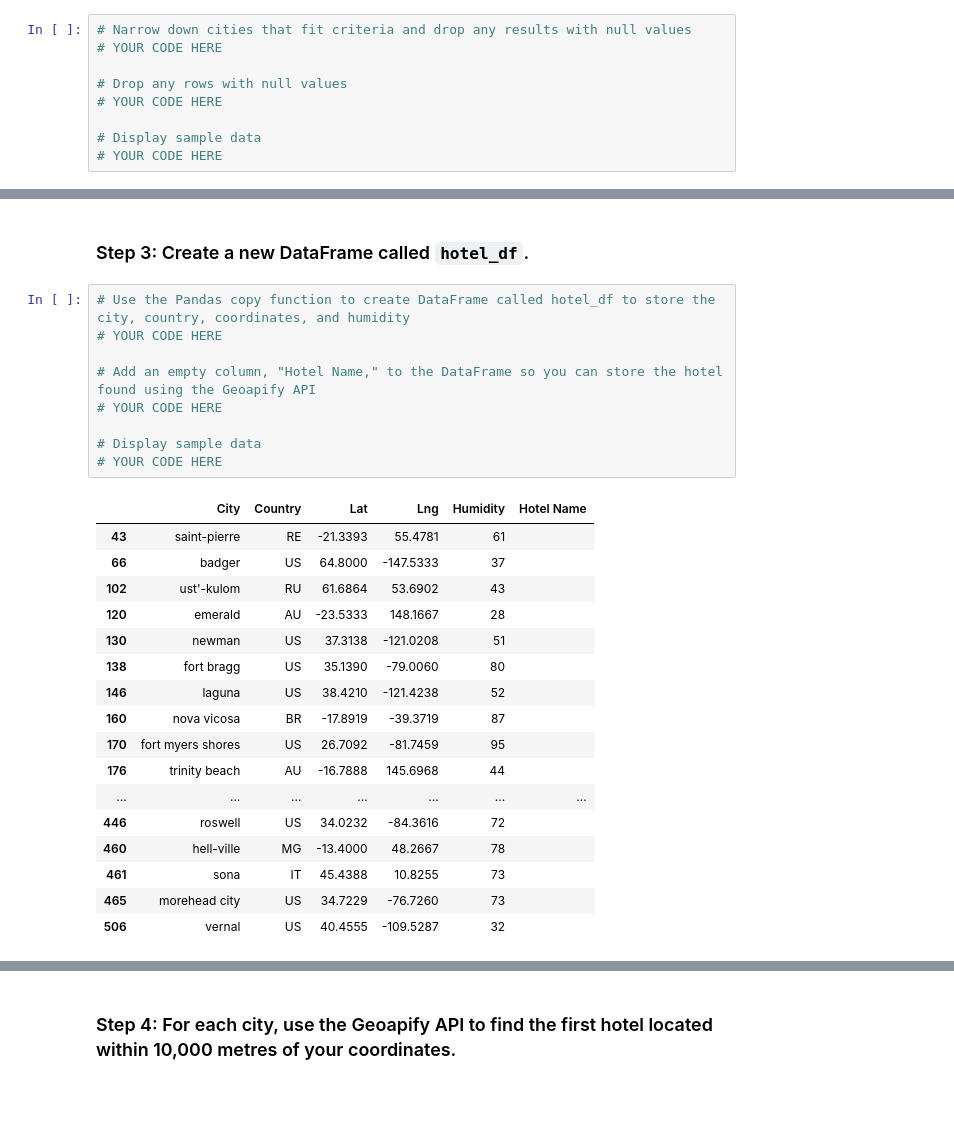
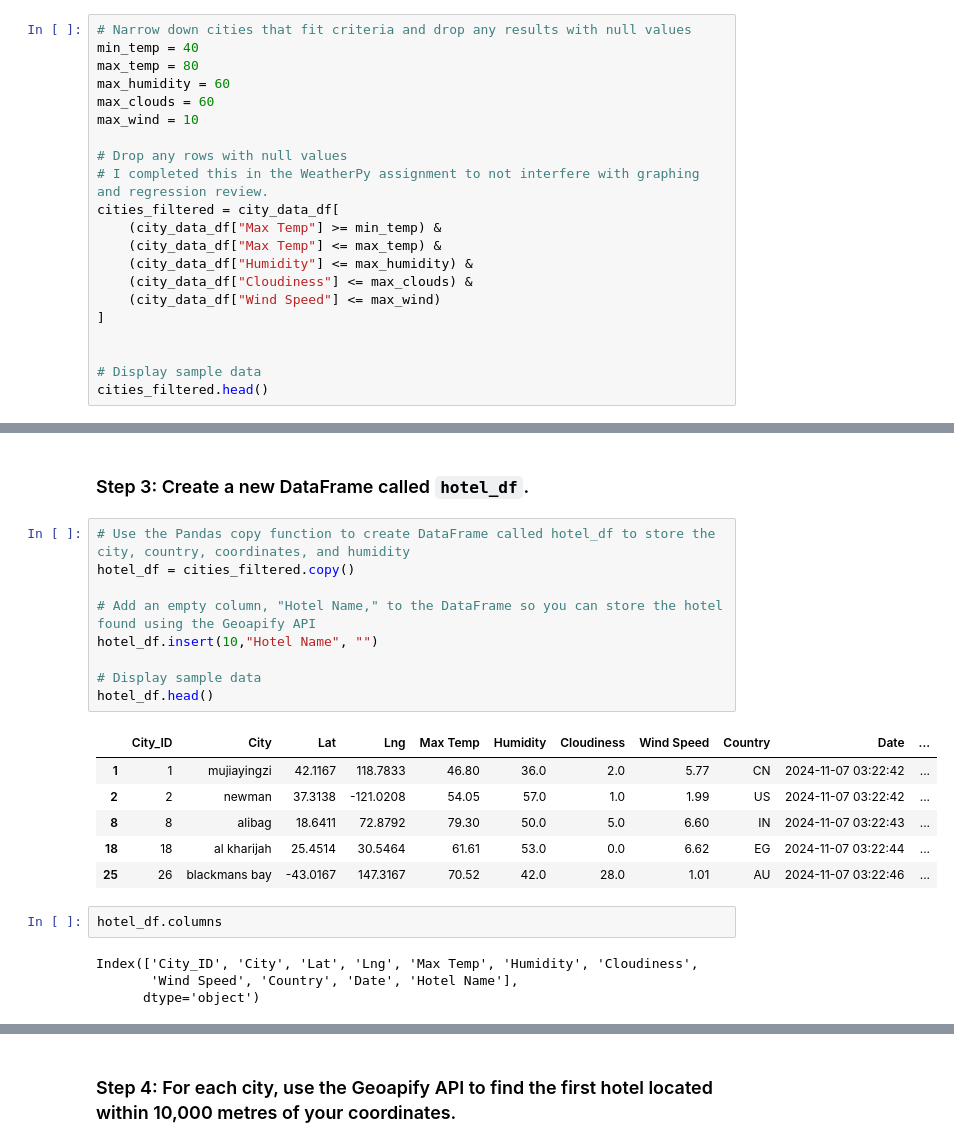
Before and after one commit to cmhillm75/python-api-challenge, a Jupyter notebook: VacationPy/VacationPy.ipynb, the cells around one changed output, grey strips where cells are left out. Drawn from its saved outputs; the diff is of its cells as text; blank space fills up the shorter version.

```diff
--- a/VacationPy/VacationPy.ipynb
+++ b/VacationPy/VacationPy.ipynb
@@ -43,11 +72,23 @@ city_data_df.head()
 # %%
 # Narrow down cities that fit criteria and drop any results with null values
-# YOUR CODE HERE
+min_temp = 40
+max_temp = 80
+max_humidity = 60
+max_clouds = 60
+max_wind = 10
 
 # Drop any rows with null values
-# YOUR CODE HERE
+# I completed this in the WeatherPy assignment to not interfere with graphing and regression review.
+cities_filtered = city_data_df[
+    (city_data_df["Max Temp"] >= min_temp) &
+    (city_data_df["Max Temp"] <= max_temp) &
+    (city_data_df["Humidity"] <= max_humidity) &
+    (city_data_df["Cloudiness"] <= max_clouds) &
+    (city_data_df["Wind Speed"] <= max_wind)
+]
+
 
 # Display sample data
-# YOUR CODE HERE
+cities_filtered.head()
 # %% [output]
 |  | City_ID | City | Lat | Lng | Max Temp | Humidity | Cloudiness | Wind Speed | Country | Date |
@@ -71,28 +101,23 @@ city_data_df.head()
 ### Step 3: Create a new DataFrame called `hotel_df`.
 # %%
 # Use the Pandas copy function to create DataFrame called hotel_df to store the city, country, coordinates, and humidity
-# YOUR CODE HERE
+hotel_df = cities_filtered.copy()
 
 # Add an empty column, "Hotel Name," to the DataFrame so you can store the hotel found using the Geoapify API
-# YOUR CODE HERE
+hotel_df.insert(10,"Hotel Name", "")
 
 # Display sample data
-# YOUR CODE HERE
+hotel_df.head()
 # %% [output]
-|  | City | Country | Lat | Lng | Humidity | Hotel Name |
-| 43 | saint-pierre | RE | -21.3393 | 55.4781 | 61 |  |
-| 66 | badger | US | 64.8000 | -147.5333 | 37 |  |
-| 102 | ust'-kulom | RU | 61.6864 | 53.6902 | 43 |  |
-| 120 | emerald | AU | -23.5333 | 148.1667 | 28 |  |
-| 130 | newman | US | 37.3138 | -121.0208 | 51 |  |
-| 138 | fort bragg | US | 35.1390 | -79.0060 | 80 |  |
-| 146 | laguna | US | 38.4210 | -121.4238 | 52 |  |
-| 160 | nova vicosa | BR | -17.8919 | -39.3719 | 87 |  |
-| 170 | fort myers shores | US | 26.7092 | -81.7459 | 95 |  |
-| 176 | trinity beach | AU | -16.7888 | 145.6968 | 44 |  |
-| ... | ... | ... | ... | ... | ... | ... |
-| 446 | roswell | US | 34.0232 | -84.3616 | 72 |  |
-| 460 | hell-ville | MG | -13.4000 | 48.2667 | 78 |  |
-| 461 | sona | IT | 45.4388 | 10.8255 | 73 |  |
-| 465 | morehead city | US | 34.7229 | -76.7260 | 73 |  |
-| 506 | vernal | US | 40.4555 | -109.5287 | 32 |  |
+|  | City_ID | City | Lat | Lng | Max Temp | Humidity | Cloudiness | Wind Speed | Country | Date | ... |
+| 1 | 1 | mujiayingzi | 42.1167 | 118.7833 | 46.80 | 36.0 | 2.0 | 5.77 | CN | 2024-11-07 03:22:42 | ... |
+| 2 | 2 | newman | 37.3138 | -121.0208 | 54.05 | 57.0 | 1.0 | 1.99 | US | 2024-11-07 03:22:42 | ... |
+| 8 | 8 | alibag | 18.6411 | 72.8792 | 79.30 | 50.0 | 5.0 | 6.60 | IN | 2024-11-07 03:22:43 | ... |
+| 18 | 18 | al kharijah | 25.4514 | 30.5464 | 61.61 | 53.0 | 0.0 | 6.62 | EG | 2024-11-07 03:22:44 | ... |
+| 25 | 26 | blackmans bay | -43.0167 | 147.3167 | 70.52 | 42.0 | 28.0 | 1.01 | AU | 2024-11-07 03:22:46 | ... |
+# %%
+hotel_df.columns
+# %% [output]
+Index(['City_ID', 'City', 'Lat', 'Lng', 'Max Temp', 'Humidity', 'Cloudiness',
+       'Wind Speed', 'Country', 'Date', 'Hotel Name'],
+      dtype='object')
```
Also changed, not shown: parts of 9 cells of this notebook, 2 other files.
